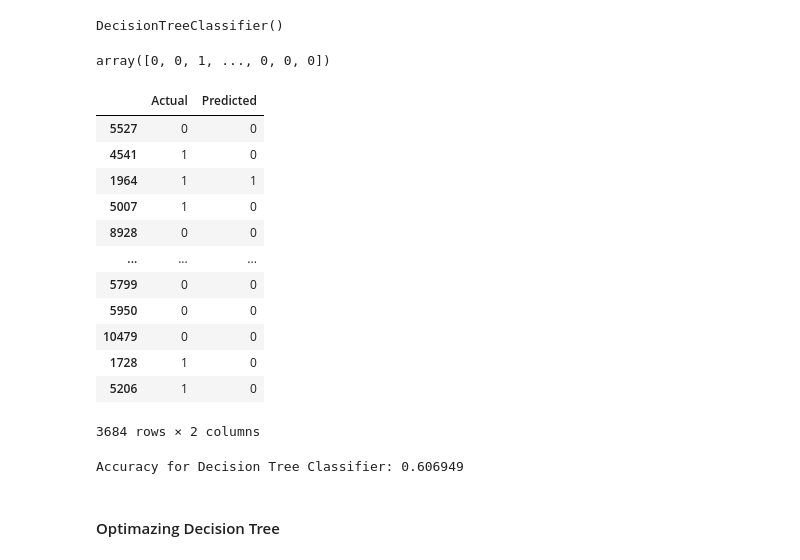
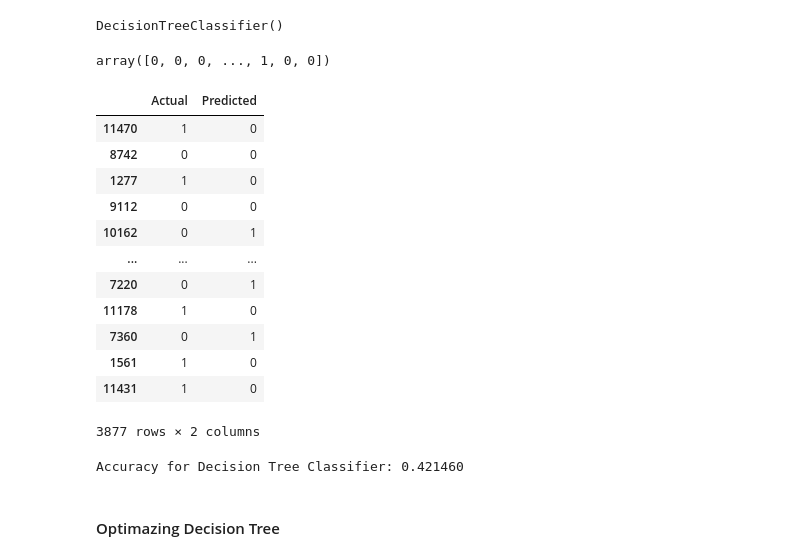
Before and after one commit to Elvis-Jekir/bank_marketing, a Jupyter notebook: Similar_dataset.ipynb, the cells around one changed output. Drawn from its saved outputs; the diff is of its cells as text; code cells hidden in the pictures.

```diff
--- a/Similar_dataset.ipynb
+++ b/Similar_dataset.ipynb
@@ -279,0 +341,4 @@ plt.show()
+# %%
+#Apply SMOTE
+smote = SMOTE(sampling_strategy='minority')
+X_2, Y_2 = smote.fit_resample(X_2, Y_2)
@@ -281,16 +353,14 @@ plt.show()
 # spliting the data
 X_2_train, X_2_test, Y_2_train, Y_2_test = train_test_split(X_2, Y_2, test_size=0.33, random_state=42)
 # %%
-#since we have some outliers it's better to perform robustsacaler
-scaler = RobustScaler()
+scaler = StandardScaler()
 
-# Training data
-X_train_scaled = scaler.fit_transform(X_train)
-X_train_scaled = pd.DataFrame(X_train_scaled, columns=X_train.columns)
+# Fit and transform the training data, and transform the test data
+X_train_scaled = scaler.fit_transform(X_2_train)
+X_test_scaled = scaler.transform(X_2_test)
 
-# Test data
-X_test_scaled = scaler.transform(X_test)
-X_test_scaled = pd.DataFrame(X_test_scaled, columns=X_train.columns)
+X_train_scaled = pd.DataFrame(X_train_scaled, columns=X_2_train.columns)
+X_test_scaled = pd.DataFrame(X_test_scaled, columns=X_2_test.columns)
 # %%
 lr = LogisticRegression(random_state=16, max_iter=10000)
 lr.fit(X_2_train, Y_2_train)
@@ -362,29 +432,29 @@ DecisionTreeClassifier()
 Y_dt_pred_2 = dt_clr.predict(X_test_scaled)
 Y_dt_pred_2
 # %% [output]
-array([0, 0, 1, ..., 0, 0, 0])
+array([0, 0, 0, ..., 1, 0, 0])
 # %%
-dt_clr_df_2 = pd.DataFrame({'Actual': Y_test, 'Predicted': Y_dt_pred_2})
+dt_clr_df_2 = pd.DataFrame({'Actual': Y_2_test, 'Predicted': Y_dt_pred_2})
 dt_clr_df_2
 # %% [output]
 |  | Actual | Predicted |
-| 5527 | 0 | 0 |
-| 4541 | 1 | 0 |
-| 1964 | 1 | 1 |
-| 5007 | 1 | 0 |
-| 8928 | 0 | 0 |
+| 11470 | 1 | 0 |
+| 8742 | 0 | 0 |
+| 1277 | 1 | 0 |
+| 9112 | 0 | 0 |
+| 10162 | 0 | 1 |
 | ... | ... | ... |
-| 5799 | 0 | 0 |
-| 5950 | 0 | 0 |
-| 10479 | 0 | 0 |
-| 1728 | 1 | 0 |
-| 5206 | 1 | 0 |
+| 7220 | 0 | 1 |
+| 11178 | 1 | 0 |
+| 7360 | 0 | 1 |
+| 1561 | 1 | 0 |
+| 11431 | 1 | 0 |
-3684 rows × 2 columns
+3877 rows × 2 columns
 # %%
 dt_accuracy = accuracy_score(Y_2_test, Y_dt_pred_2)
 print(f"Accuracy for Decision Tree Classifier: {dt_accuracy:2f}")
 # %% [output]
-Accuracy for Decision Tree Classifier: 0.606949
+Accuracy for Decision Tree Classifier: 0.421460
 # %% [markdown]
 #### Optimazing Decision Tree
 # %%
```
Also changed, not shown: parts of 39 cells of this notebook.
